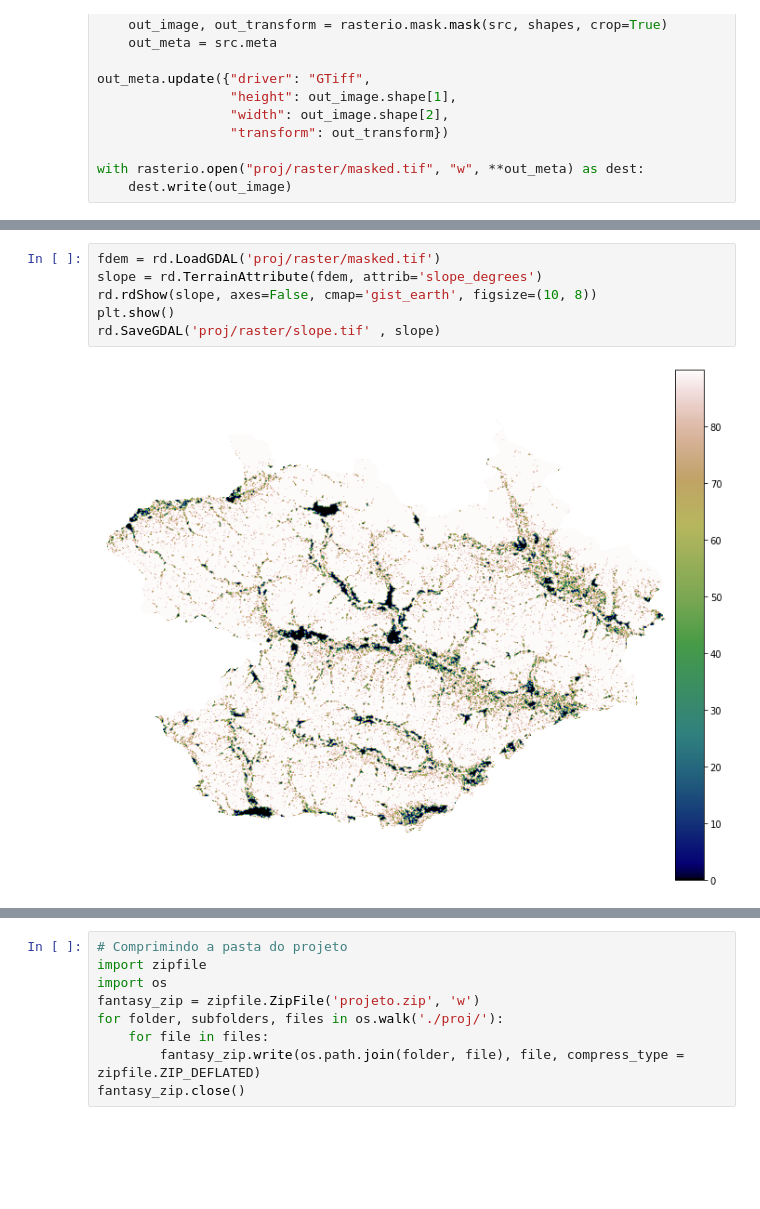
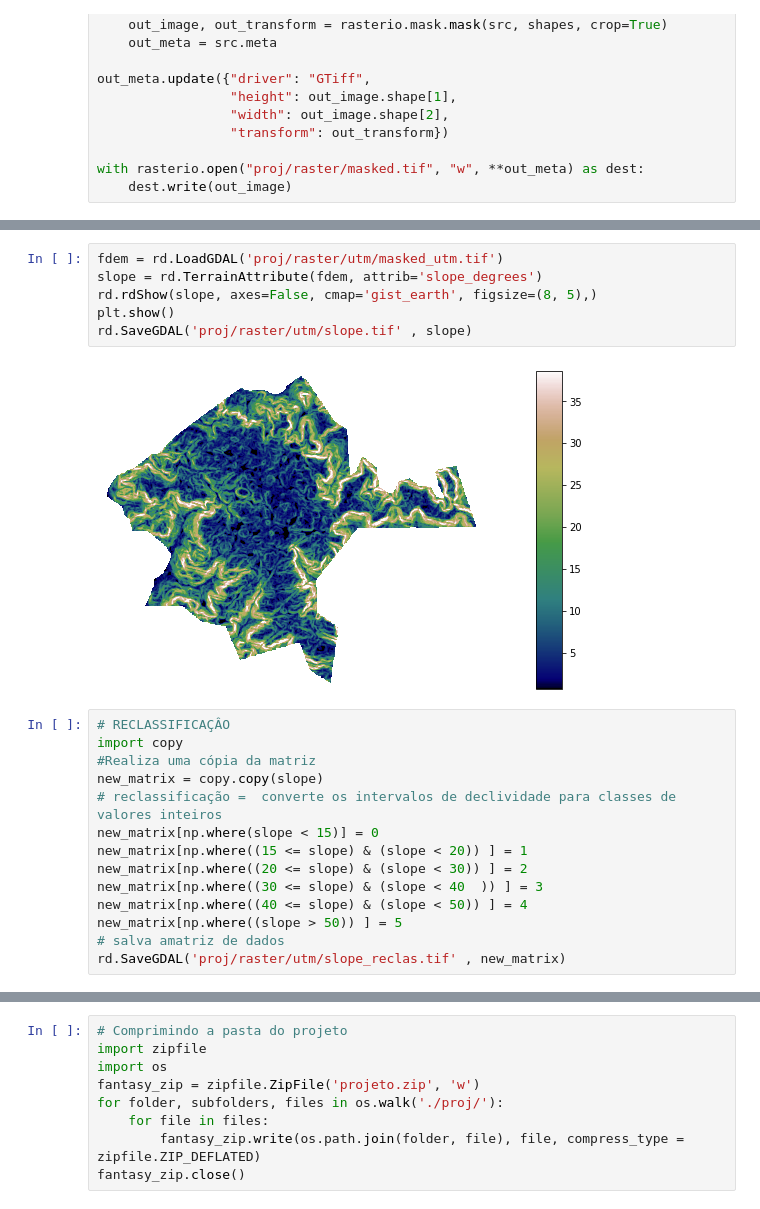
Before and after one commit to sclaudiobr/algoritmos-py, a Jupyter notebook: Geocloud01_Altimetria.ipynb, the cells around one changed output, grey strips where cells are left out. Drawn from its saved outputs; the diff is of its cells as text; blank space fills up the shorter version.

```diff
--- a/Geocloud01_Altimetria.ipynb
+++ b/Geocloud01_Altimetria.ipynb
@@ -79,10 +134,24 @@ with rasterio.open("proj/raster/masked.tif", "w", **out_meta) as dest:
 # %%
-fdem = rd.LoadGDAL('proj/raster/masked.tif')
+fdem = rd.LoadGDAL('proj/raster/utm/masked_utm.tif')
 slope = rd.TerrainAttribute(fdem, attrib='slope_degrees')
-rd.rdShow(slope, axes=False, cmap='gist_earth', figsize=(10, 8))
+rd.rdShow(slope, axes=False, cmap='gist_earth', figsize=(8, 5),)
 plt.show()
-rd.SaveGDAL('proj/raster/slope.tif' , slope)
+rd.SaveGDAL('proj/raster/utm/slope.tif' , slope)
 # %% [output]
-[figure, old version]
+[figure, new version]
+# %%
+# RECLASSIFICAÇÂO
+import copy
+#Realiza uma cópia da matriz
+new_matrix = copy.copy(slope)
+# reclassificação =  converte os intervalos de declividade para classes de valores inteiros
+new_matrix[np.where(slope < 15)] = 0
+new_matrix[np.where((15 <= slope) & (slope < 20)) ] = 1
+new_matrix[np.where((20 <= slope) & (slope < 30)) ] = 2
+new_matrix[np.where((30 <= slope) & (slope < 40  )) ] = 3
+new_matrix[np.where((40 <= slope) & (slope < 50)) ] = 4
+new_matrix[np.where((slope > 50)) ] = 5
+# salva amatriz de dados
+rd.SaveGDAL('proj/raster/utm/slope_reclas.tif' , new_matrix)
 # %%
 aspect = rd.TerrainAttribute(fdem, attrib='aspect')
```
Also changed, not shown: parts of 13 cells of this notebook.
